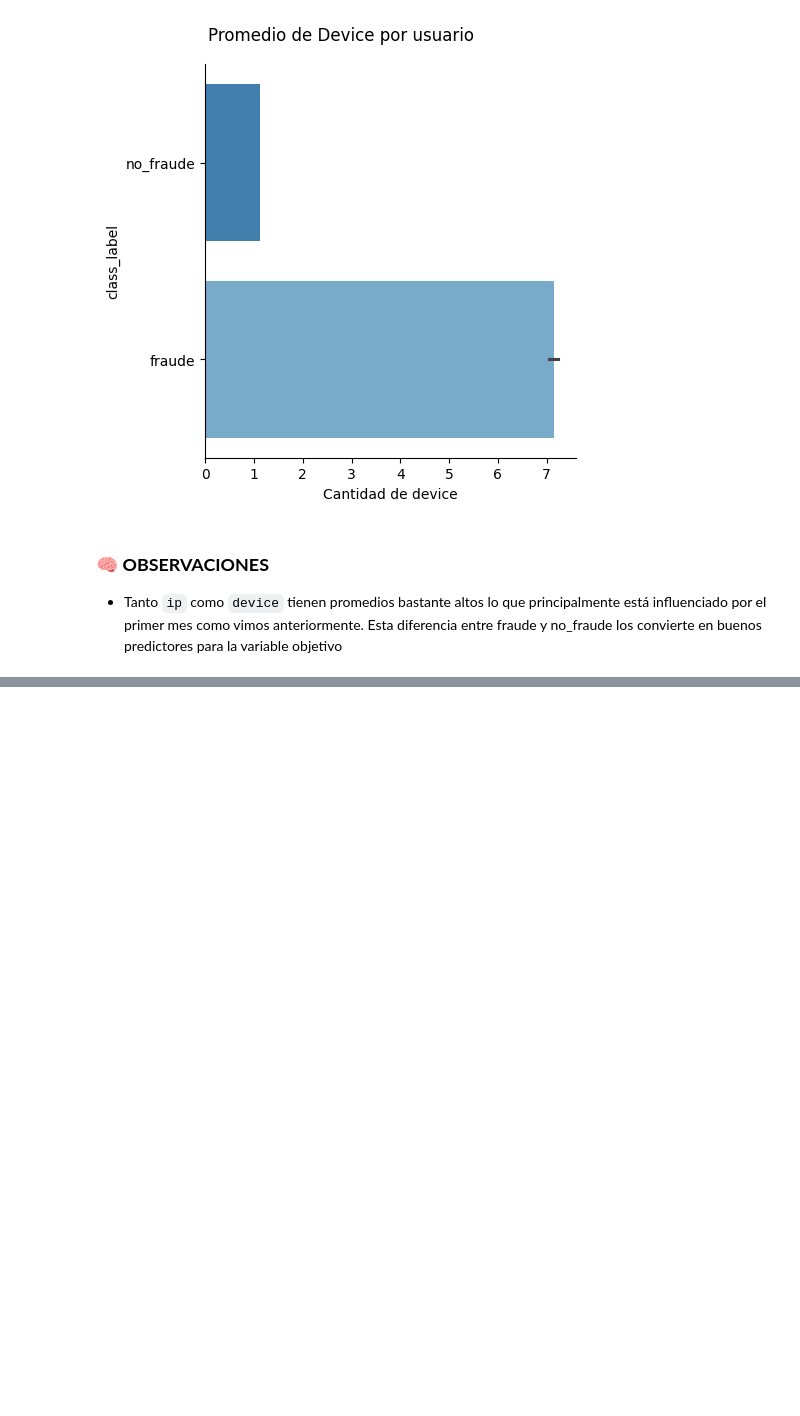
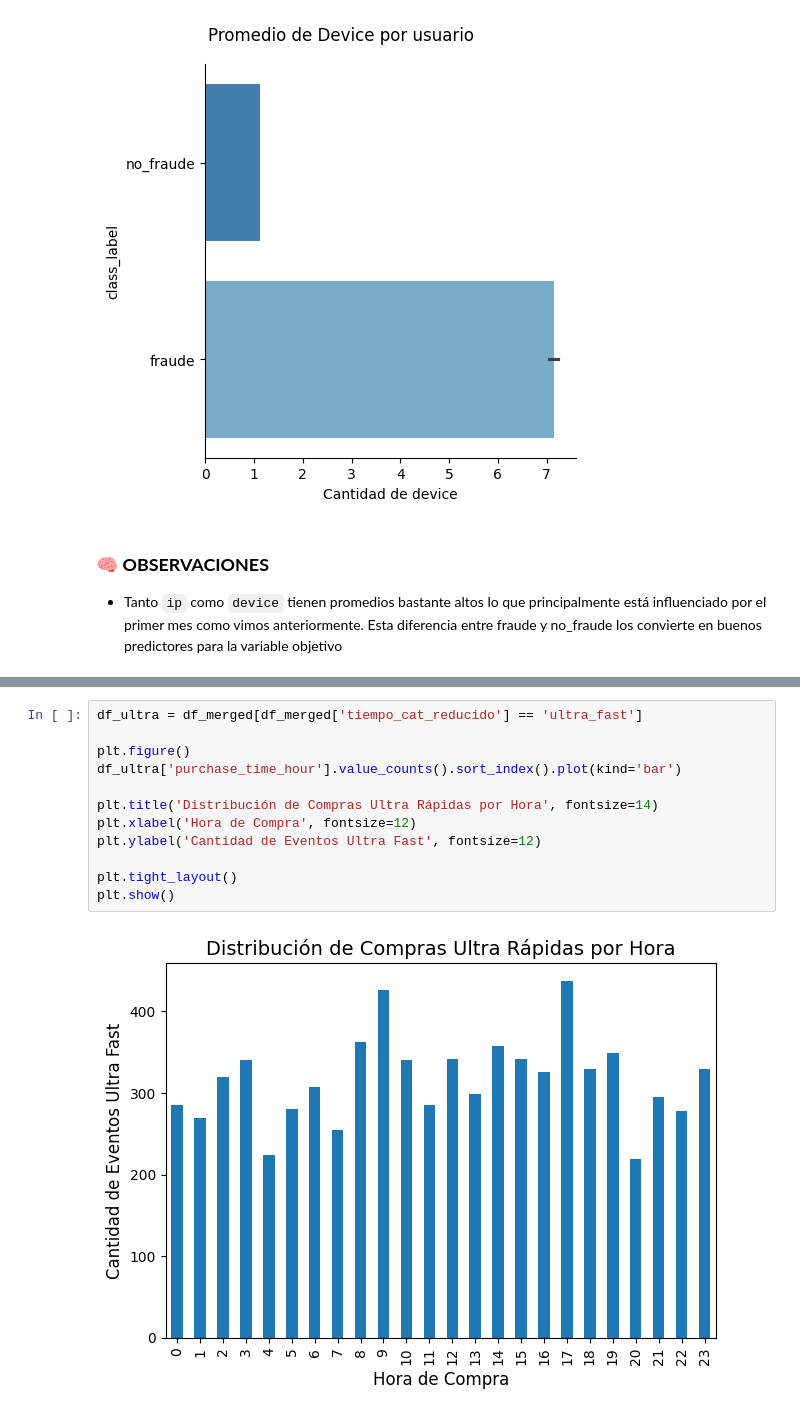
Before and after one commit to LLAES07/fraude_deteccion, a Jupyter notebook: notebook/main.ipynb, the cells around one changed output, grey strips where cells are left out. Drawn from its saved outputs; the diff is of its cells as text; blank space fills up the shorter version.

```diff
--- a/notebook/main.ipynb
+++ b/notebook/main.ipynb
@@ -1425,0 +1486,14 @@ Passing `palette` without assigning `hue` is deprecated and will be removed in v
+# %%
+df_ultra = df_merged[df_merged['tiempo_cat_reducido'] == 'ultra_fast']
+
+plt.figure()
+df_ultra['purchase_time_hour'].value_counts().sort_index().plot(kind='bar')
+
+plt.title('Distribución de Compras Ultra Rápidas por Hora', fontsize=14)
+plt.xlabel('Hora de Compra', fontsize=12)
+plt.ylabel('Cantidad de Eventos Ultra Fast', fontsize=12)
+
+plt.tight_layout()
+plt.show()
+# %% [output]
+[figure, added]
```
Also changed, not shown: parts of 4 cells of this notebook.
